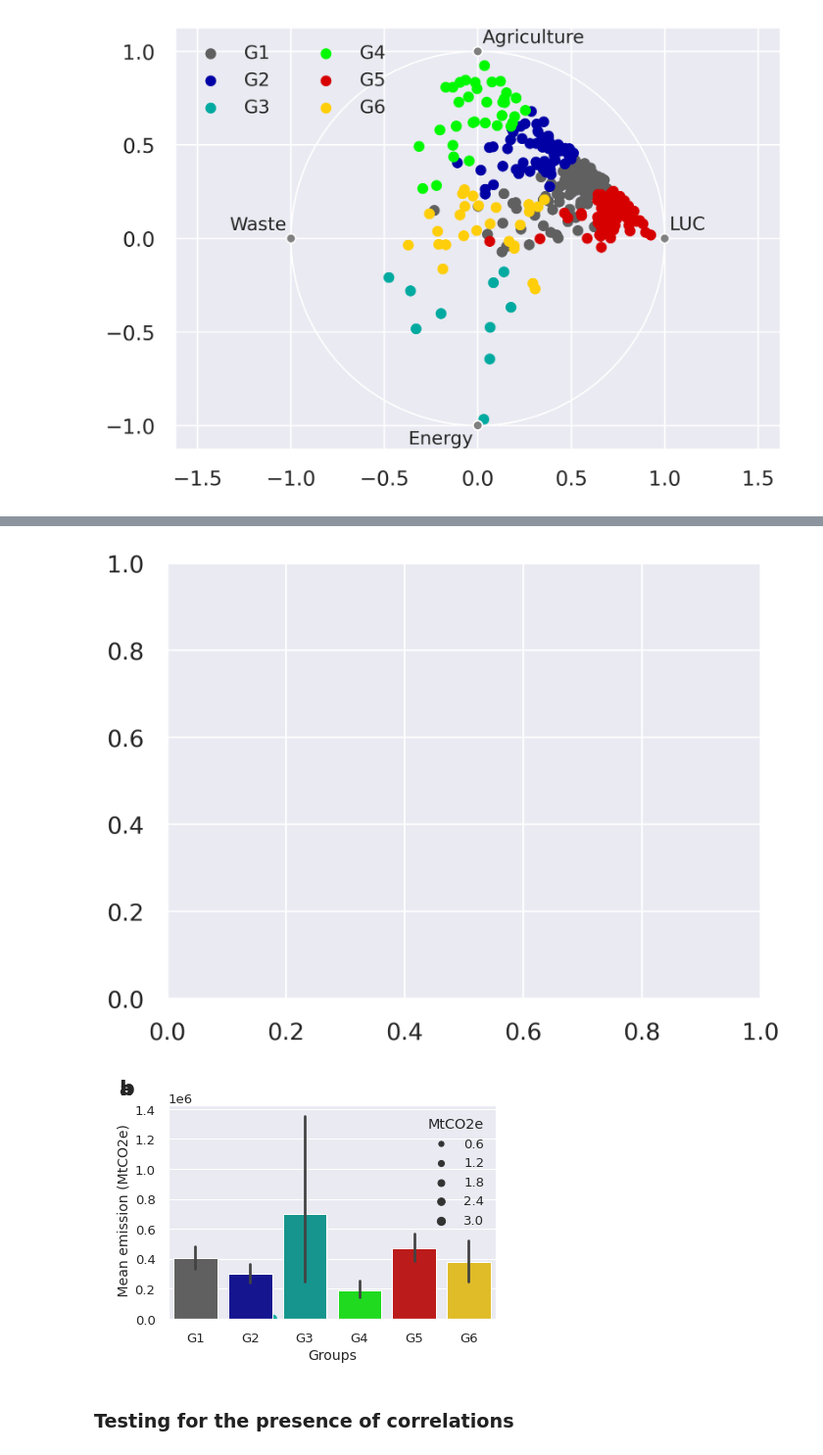
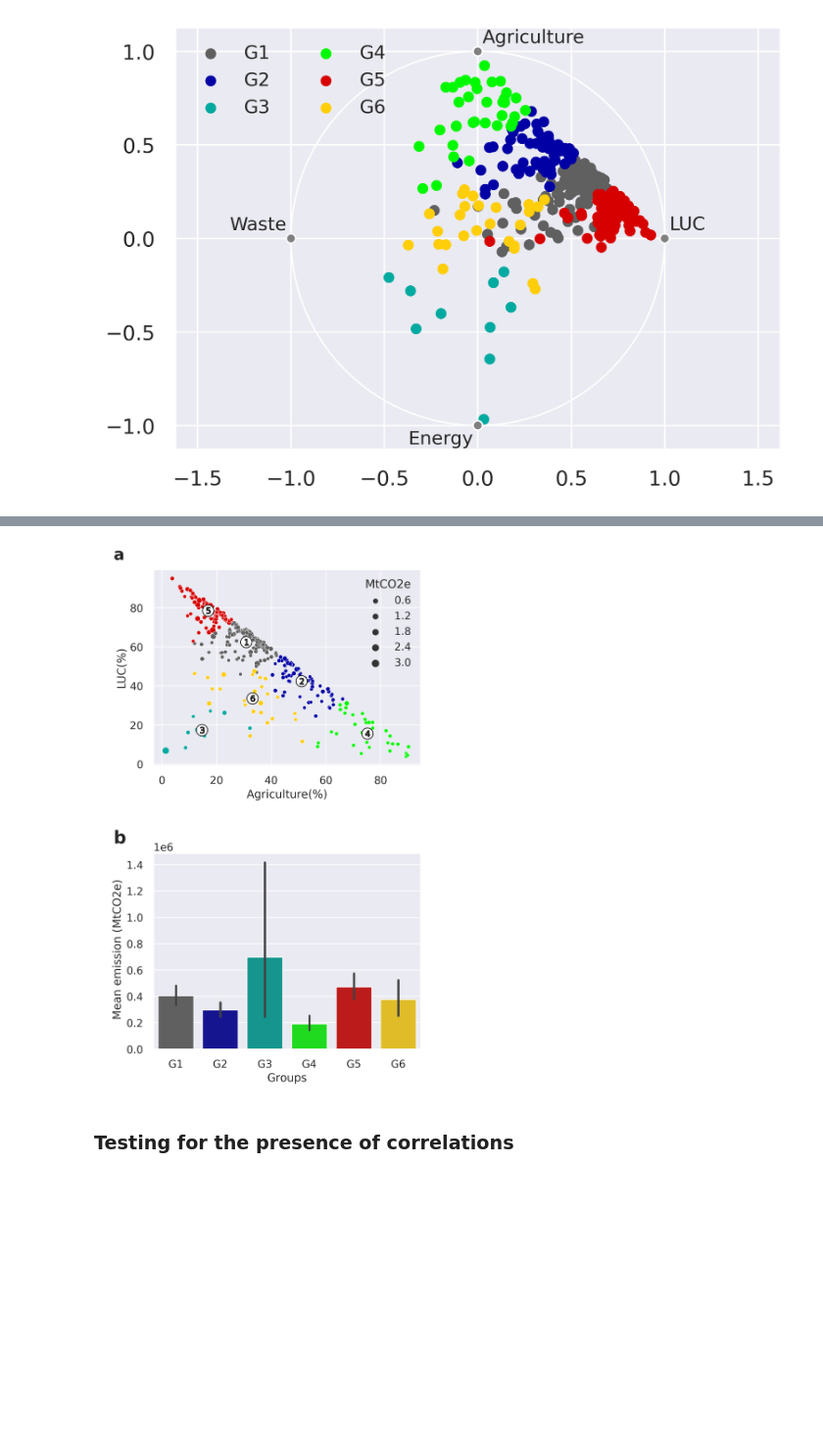
Before and after one commit to lucas-fpaiva/matopiba_emissions, a Jupyter notebook: code/groups.ipynb, the cells around one changed output, grey strips where cells are left out. Shown at 98% size. Saved outputs shown, nothing was run; the diff lists cells and outputs as text; code cells hidden in the pictures; blank space fills up the shorter version.

Commit message:
Imagens com cores acessíveis

```diff
--- a/code/groups.ipynb
+++ b/code/groups.ipynb
@@ -572,15 +572,17 @@ for i in range(1,7):
   for j in data[data.group==i].emi_2018.values:
     m=m+1
     size = 10+int(j/max(data[data.group==i].emi_2018)*90)
-    line=ax.scatter3D(data[data.group==i]['Agriculture'].values[m]*100,data[data.group==i]['LUC'].values[m]*100,
-                 data[data.group==i]['Energy'].values[m]*100, color=correct_color[i-1], s=100,edgecolor='black',linewidth=0.5,marker=markers[int(j/faixa)],alpha=0.5)
+    line=ax.scatter3D(data[data.group==i]['Agriculture'].values[m]*100,
+                      data[data.group==i]['LUC'].values[m]*100, data[data.group==i]['Energy'].values[m]*100,
+                      color=correct_color[i-1], s=100,edgecolor='black',
+                      linewidth=0.2,marker=markers[int(j/faixa)],alpha=0.8)
 
 ax.view_init(15,10)
 
 lege=['<0.6','>=0.6','>=1.2','>=1.8','>=2.4','>=3.0']
 le=0
 for marker in markers:
-  ax.scatter3D(-100,-100,-100, color=(0.1,0.1,0.1,1), alpha=0.8,s=100,marker=marker,label=lege[le])
+  ax.scatter3D(-100,-100,-100, color=(0.1,0.1,0.1,1), alpha=0.9,s=100,marker=marker,label=lege[le])
   le=le+1
 
 
@@ -620,57 +622,52 @@ gs = gridspec.GridSpec(13, 1)
 
 ax = fig.add_subplot(gs[0:5, 0])
 
-
-plt.show()
 n_clusters=k
 
 
-color = []
-for i in range(1,k+1):
-  color.append(cm.nipy_spectral(float(i-1)*1.1 /k))
+color = correct_color[0:-1]
 
 
 ax=sns.scatterplot(data=data*100 , x="Agriculture", y="LUC",  hue="group",legend = False,  alpha=1,
                    size ="emi_2018",s=5000, marker='o',  palette=color)
 ax=sns.scatterplot(data=data*100 , x="Agriculture", y="LUC", size ="emi_2018",alpha=0.0,
            palette=color)
 ax.set_ylabel('LUC(%)',fontsize=fontsize)
 ax.set_xlabel('Agriculture(%)', fontsize=fontsize)
 ax.text(-0.15, 1.05, 'a', transform=ax.transAxes,
     size=20, weight='bold')
 plt.legend(title='MtCO2e')
 
 
 
-# centers = model_top.cluster_centers_
+centers = model_top.cluster_centers_
 
-# # Draw white circles at cluster centers
-# grupos_count = data.groupby('group').count()
-# group_size = list(grupos_count['Municipalities'])
+# Draw white circles at cluster centers
+grupos_count = data.groupby('group').count()
+group_size = list(grupos_count['Municipalities'])
 
-# for i, c in enumerate(centers):
-#   color=(cm.nipy_spectral(float(i-1)*1.1 /k))
+for i, c in enumerate(centers):
+  color=correct_color[i]
 
-#   ax= plt.scatter(c[0]*100, c[1]*100, marker='o',
-#           c='white', alpha=1, s=200, edgecolor='k') #*group_size[i]
-#   ax=plt.scatter(c[0]*100, c[1]*100, marker='$%d$' % int(i+1), alpha=1,
-#               s=60, edgecolor='k',c='k')#color
+  ax= plt.scatter(c[0]*100, c[1]*100, marker='o',
+          c='white', alpha=1, s=200, edgecolor='k') #*group_size[i]
+  ax=plt.scatter(c[0]*100, c[1]*100, marker='$%d$' % int(i+1), alpha=1,
+              s=60, edgecolor='k',c='k')#color
 
 
 ax = fig.add_subplot(gs[7:12, 0])
 
 ax = sns.barplot(x='group_name', y="emi_2018",alpha=1,
                       data=data.sort_values(by=['group']),palette=correct_color[0:-1])
 ax.set_xlabel('Groups',fontsize=fontsize)
 ax.set_ylabel('\n Mean emission (MtCO2e)', fontsize=fontsize)
 ax.text(-0.15, 1.05, 'b', transform=ax.transAxes,
     size=22, weight='bold')
 
 
 plt.savefig("/content/matopiba_emissions/output/figure4.pdf", format="pdf", dpi=1000)
 # %% [output]
-[figure, old version]
+[figure, new version]
-[figure, removed]
 # %% [markdown]
 ### Testing for the presence of correlations
 # %%
```
Also changed, not shown: parts of 3 cells of this notebook.
